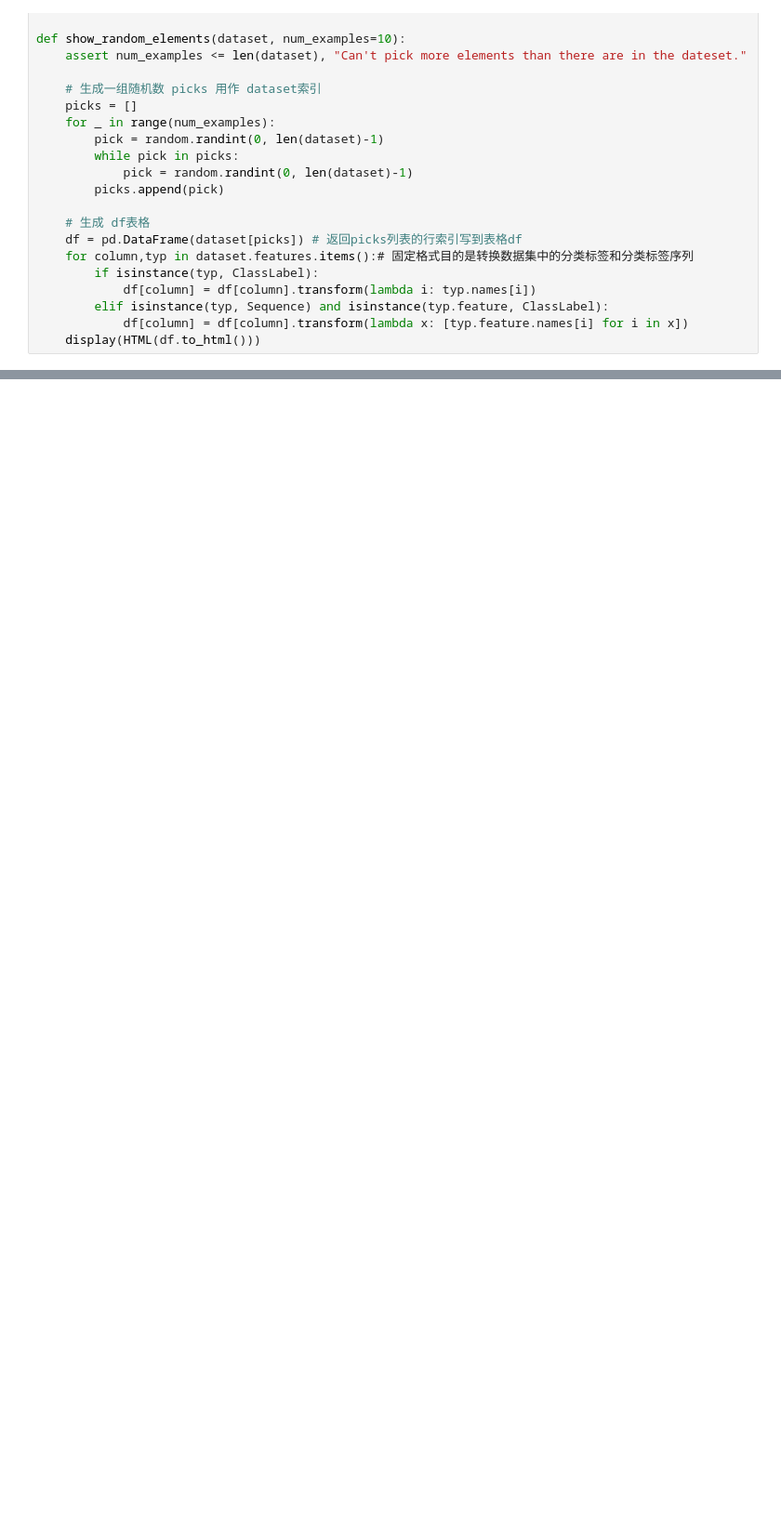
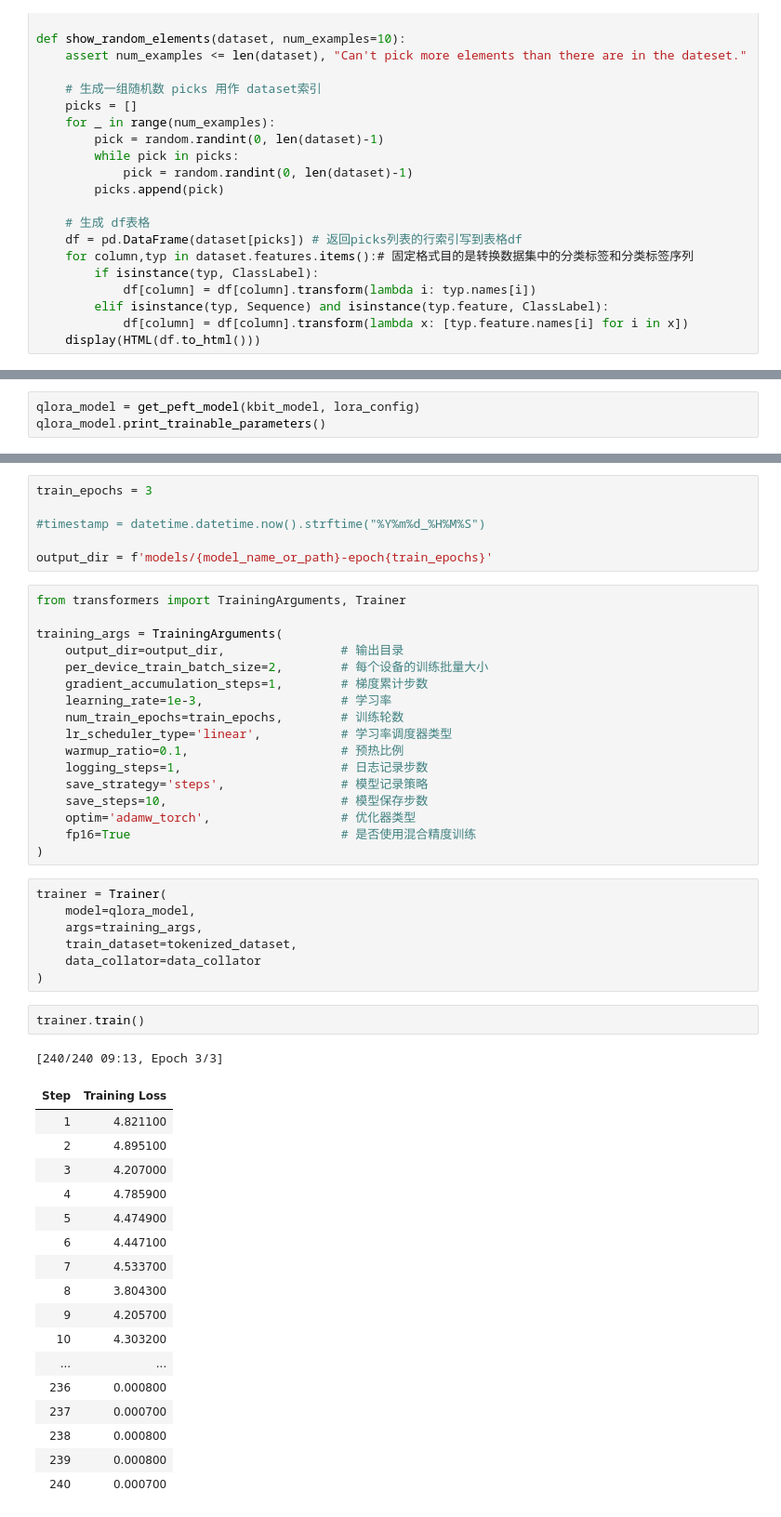
Before and after one commit to raymond1i/chatglm3-qlora, a Jupyter notebook: qlora_chatglm3.ipynb, the cells around one changed output, grey strips where cells are left out. Shown at 93% size. Drawn from its saved outputs; the diff is of its cells as text; blank space fills up the shorter version.

```diff
--- a/qlora_chatglm3.ipynb
+++ b/qlora_chatglm3.ipynb
@@ -172,0 +283,3 @@ tokenized_dataset = tokenized_dataset.flatten_indices()
+# %%
+qlora_model = get_peft_model(kbit_model, lora_config)
+qlora_model.print_trainable_parameters()
@@ -172,0 +290,51 @@ tokenized_dataset = tokenized_dataset.flatten_indices()
+# %%
+train_epochs = 3
+
+#timestamp = datetime.datetime.now().strftime("%Y%m%d_%H%M%S")
+
+output_dir = f'models/{model_name_or_path}-epoch{train_epochs}'
+# %%
+from transformers import TrainingArguments, Trainer
+
+training_args = TrainingArguments(
+    output_dir=output_dir,                # 输出目录
+    per_device_train_batch_size=2,        # 每个设备的训练批量大小
+    gradient_accumulation_steps=1,        # 梯度累计步数
+    learning_rate=1e-3,                   # 学习率
+    num_train_epochs=train_epochs,        # 训练轮数
+    lr_scheduler_type='linear',           # 学习率调度器类型
+    warmup_ratio=0.1,                     # 预热比例
+    logging_steps=1,                      # 日志记录步数
+    save_strategy='steps',                # 模型记录策略
+    save_steps=10,                        # 模型保存步数
+    optim='adamw_torch',                  # 优化器类型
+    fp16=True                             # 是否使用混合精度训练
+)
+# %%
+trainer = Trainer(
+    model=qlora_model,
+    args=training_args,
+    train_dataset=tokenized_dataset,
+    data_collator=data_collator
+)
+# %%
+trainer.train()
+# %% [output]
+[240/240 09:13, Epoch 3/3]
+| Step | Training Loss |
+| 1 | 4.821100 |
+| 2 | 4.895100 |
+| 3 | 4.207000 |
+| 4 | 4.785900 |
+| 5 | 4.474900 |
+| 6 | 4.447100 |
+| 7 | 4.533700 |
+| 8 | 3.804300 |
+| 9 | 4.205700 |
+| 10 | 4.303200 |
+| ... | ... |
+| 236 | 0.000800 |
+| 237 | 0.000700 |
+| 238 | 0.000800 |
+| 239 | 0.000800 |
+| 240 | 0.000700 |
```
Also changed, not shown: parts of 17 cells of this notebook.
